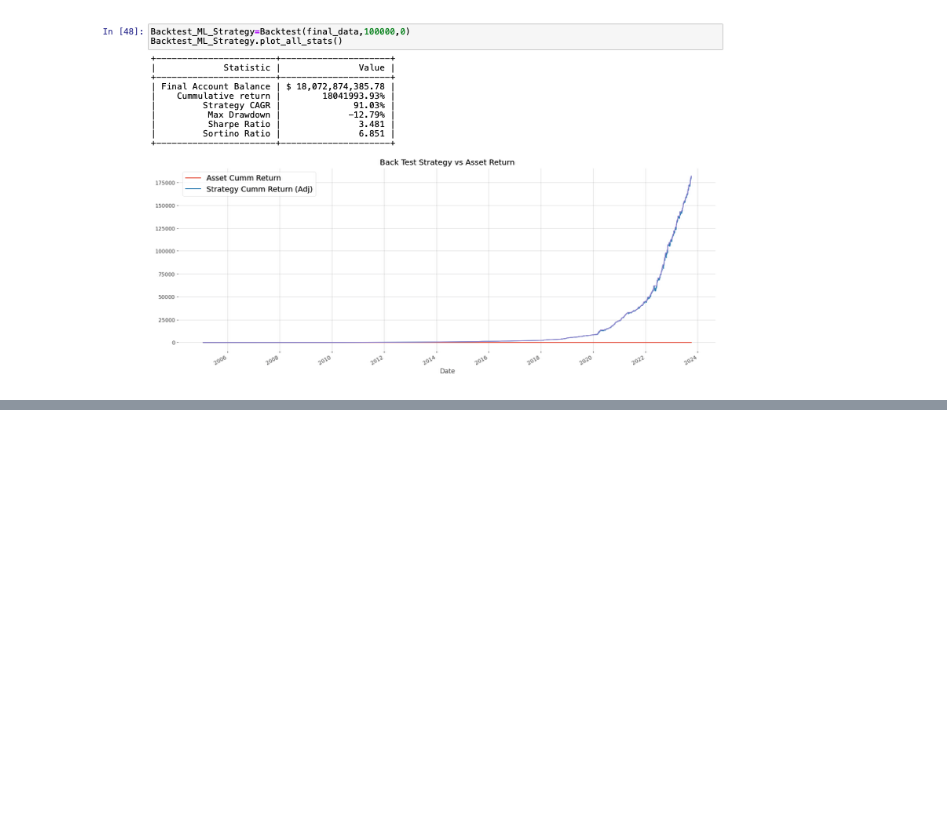
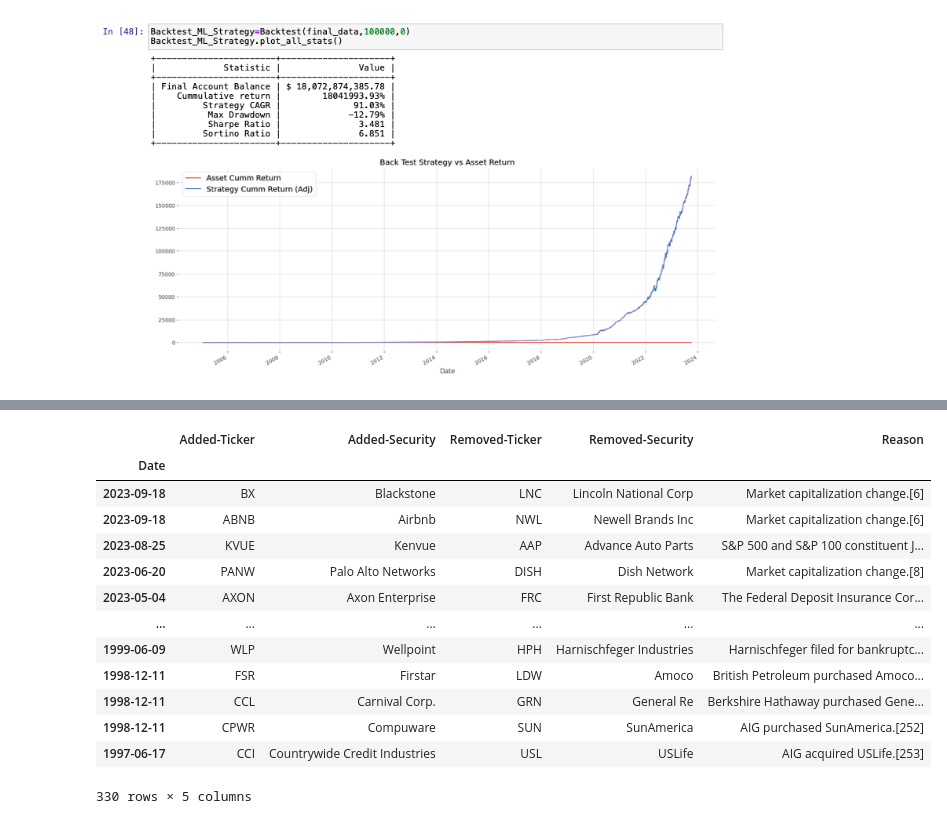
Before and after one commit to agarwgou/QF627_Project, a Jupyter notebook: ML Strategy.ipynb, the cells around one changed output, grey strips where cells are left out. Cells and saved outputs as stored; diff of their text form; code cells hidden in the pictures; blank space fills up the shorter version.

```diff
--- a/ML Strategy.ipynb
+++ b/ML Strategy.ipynb
@@ -1388,0 +1426,17 @@ snp_log
+# %%
+snp_log[snp_log.index < '2023-10-1']
+# %% [output]
+|  | Added-Ticker | Added-Security | Removed-Ticker | Removed-Security | Reason |
+| Date |  |  |  |  |  |
+| 2023-09-18 | BX | Blackstone | LNC | Lincoln National Corp | Market capitalization change.[6] |
+| 2023-09-18 | ABNB | Airbnb | NWL | Newell Brands Inc | Market capitalization change.[6] |
+| 2023-08-25 | KVUE | Kenvue | AAP | Advance Auto Parts | S&P 500 and S&P 100 constituent J... |
+| 2023-06-20 | PANW | Palo Alto Networks | DISH | Dish Network | Market capitalization change.[8] |
+| 2023-05-04 | AXON | Axon Enterprise | FRC | First Republic Bank | The Federal Deposit Insurance Cor... |
+| ... | ... | ... | ... | ... | ... |
+| 1999-06-09 | WLP | Wellpoint | HPH | Harnischfeger Industries | Harnischfeger filed for bankruptc... |
+| 1998-12-11 | FSR | Firstar | LDW | Amoco | British Petroleum purchased Amoco... |
+| 1998-12-11 | CCL | Carnival Corp. | GRN | General Re | Berkshire Hathaway purchased Gene... |
+| 1998-12-11 | CPWR | Compuware | SUN | SunAmerica | AIG purchased SunAmerica.[252] |
+| 1997-06-17 | CCI | Countrywide Credit Industries | USL | USLife | AIG acquired USLife.[253] |
+330 rows × 5 columns
```
Also changed, not shown: parts of 5 cells of this notebook, 1 other file.
